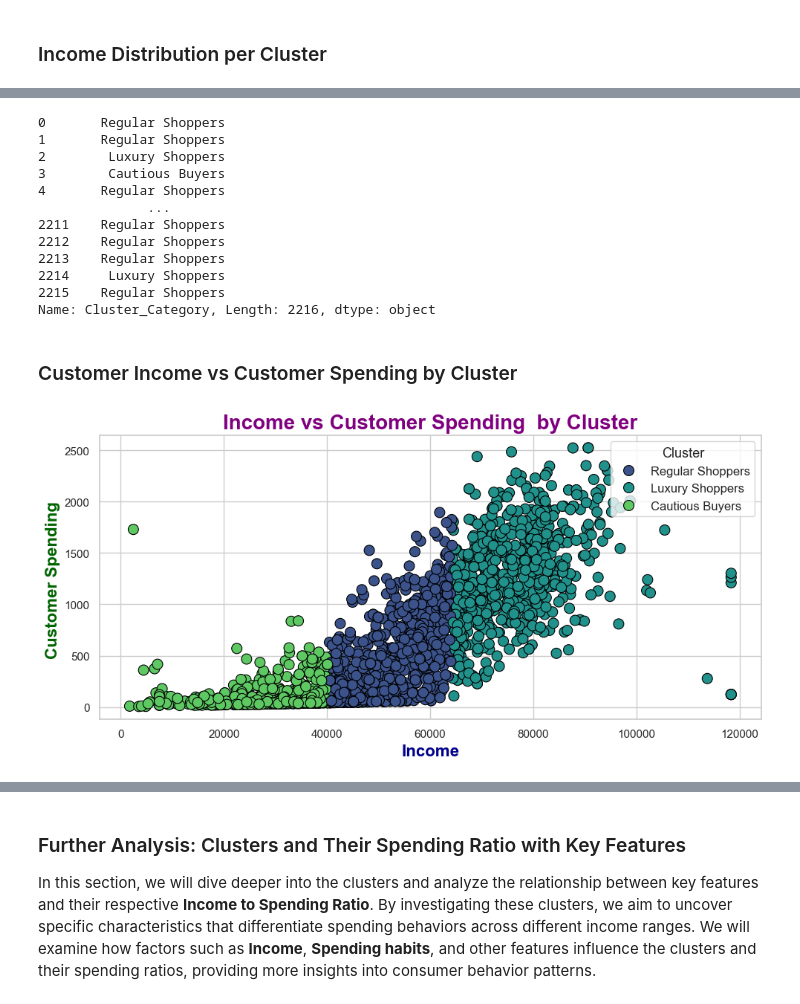
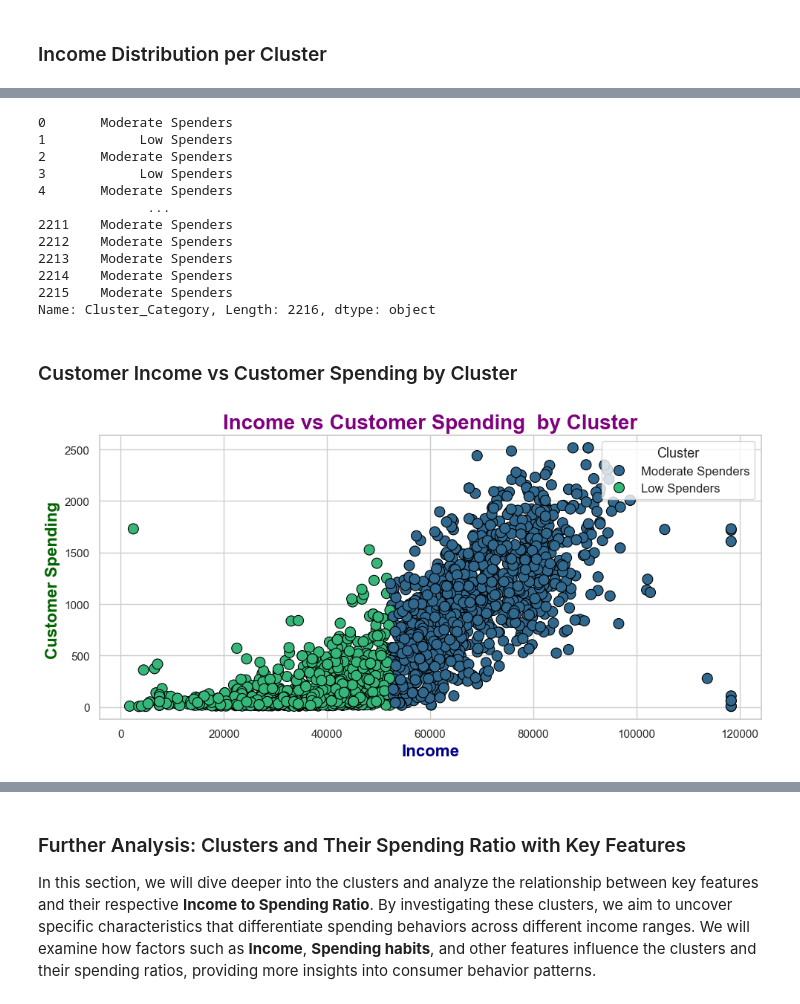
Before and after one commit to Rajatsingh64/customer_personality_analysis, a Jupyter notebook: notebook/Preprocessing & Model_training.ipynb, the cells around one changed output, grey strips where cells are left out. Cells and saved outputs as stored; diff of their text form; code cells hidden in the pictures.

```diff
--- a/notebook/Preprocessing & Model_training.ipynb
+++ b/notebook/Preprocessing & Model_training.ipynb
@@ -76,7 +88,7 @@ df.drop(features_to_drop, axis=1, inplace=True)
 from src.utils import  handling_outliers
 
 # Define the list of numerical features on which to apply outlier handling
-numericals_features = ['Income', 'Income_to_Spending_Ratio', 'Age' , 'customer_spending']
+numericals_features = ['Income', 'Spending-to-Income-Ratio', 'Age' , 'customer_spending']
 
 # Apply the 'handling_outliers' function on the specified numerical features
 # The function is expected to handle and modify outliers in these columns appropriately
@@ -84,6 +96,8 @@ df[numericals_features] = handling_outliers(df[numericals_features])
 # %% [output]
 loading .env file
 Connected to MongoDB database
+# %%
+df_copy=df.copy() #making copy of original dataset for analysis
 # %% [markdown]
 ### Handling High Correlated Features
 # %%
@@ -452,14 +468,14 @@ Best parameters for KMeans:  {'init': 'k-means++', 'max_iter': 300, 'n_clusters'
 Best parameters for Agglomerative Clustering:  {'linkage': 'ward', 'n_clusters': 2}
 # %%
 # Importing KMeans from sklearn
-kmeans = KMeans(n_clusters=3, init='k-means++',  n_init=10, random_state=42)
+kmeans = KMeans(n_clusters=2, init='k-means++',  n_init=10, random_state=42)
 
 # Fitting the KMeans model on the data and predicting the cluster labels
 cluster_labels = kmeans.fit_predict(df_encoded)
 
-# Adding the predicted cluster labels to the original dataframe
-df["Cluster"] = cluster_labels
+df_copy["Cluster"] = cluster_labels
+
 
 # Displaying the cluster labels in the dataframe
-df["Cluster"]
+df_copy["Cluster"]
 # %% [output]
@@ -657,45 +658,45 @@ plt.show()
 # %%
 # This line of code creates a new column 'Cluster_Category' in the DataFrame 'df' by replacing
 # the numeric cluster labels in the 'Cluster' column with more descriptive labels. The 'replace'
-# method is used to map each numeric value (0, 1, 2) to a string that represents the spending category.
+# method is used to map each numeric value (0 , 1) to a string that represents the spending category.
 
-df["Cluster_Category"] = df["Cluster"].replace(to_replace={0: "Regular Shoppers", 1: "Cautious Buyers", 2: "Luxury Shoppers"})
-df["Cluster_Category"]
+df_copy["Cluster_Category"] = df_copy["Cluster"].replace(to_replace={0: "Low Spenders", 1: "Moderate Spenders"})
+df_copy["Cluster_Category"]
 # %% [output]
-0       Regular Shoppers
-1       Regular Shoppers
-2        Luxury Shoppers
-3        Cautious Buyers
-4       Regular Shoppers
+0       Moderate Spenders
+1            Low Spenders
+2       Moderate Spenders
+3            Low Spenders
+4       Moderate Spenders
               ...
-2211    Regular Shoppers
-2212    Regular Shoppers
-2213    Regular Shoppers
-2214     Luxury Shoppers
-2215    Regular Shoppers
+2211    Moderate Spenders
+2212    Moderate Spenders
+2213    Moderate Spenders
+2214    Moderate Spenders
+2215    Moderate Spenders
 Name: Cluster_Category, Length: 2216, dtype: object
 # %% [markdown]
 ### Customer Income vs Customer Spending by Cluster
 # %%
 # Set a modern, minimalistic style for the plot
 sns.set(style="whitegrid")
 
 # Create a scatter plot for Income vs Customer Spending with Cluster color coding
 plt.figure(figsize=(10, 5))  # Adjust the size for clarity
 
-sns.scatterplot(data=df, x="Income", y="customer_spending", hue="Cluster_Category", palette="viridis", s=100, edgecolor='black', marker="o")
+sns.scatterplot(data=df_copy, x="Income", y="customer_spending", hue="Cluster_Category", palette="viridis", s=100, edgecolor='black', marker="o")
 
 # Title and labels with refined styling
 plt.title('Income vs Customer Spending  by Cluster', fontsize=20, weight='bold', color='purple')
 plt.xlabel('Income', fontsize=16, weight='bold', color='darkblue')
 plt.ylabel('Customer Spending ', fontsize=16, weight='bold', color='darkgreen')
 
 # Add a legend with better positioning
 plt.legend(title='Cluster', title_fontsize='13', loc='upper right', fontsize='12')
 
 # Display the plot with a tight layout to prevent clipping
 plt.tight_layout()
 plt.show()
 # %% [output]
-[figure, old version]
+[figure, new version]
 # %% [markdown]
```
Also changed, not shown: parts of 22 cells of this notebook, 7 other files.
